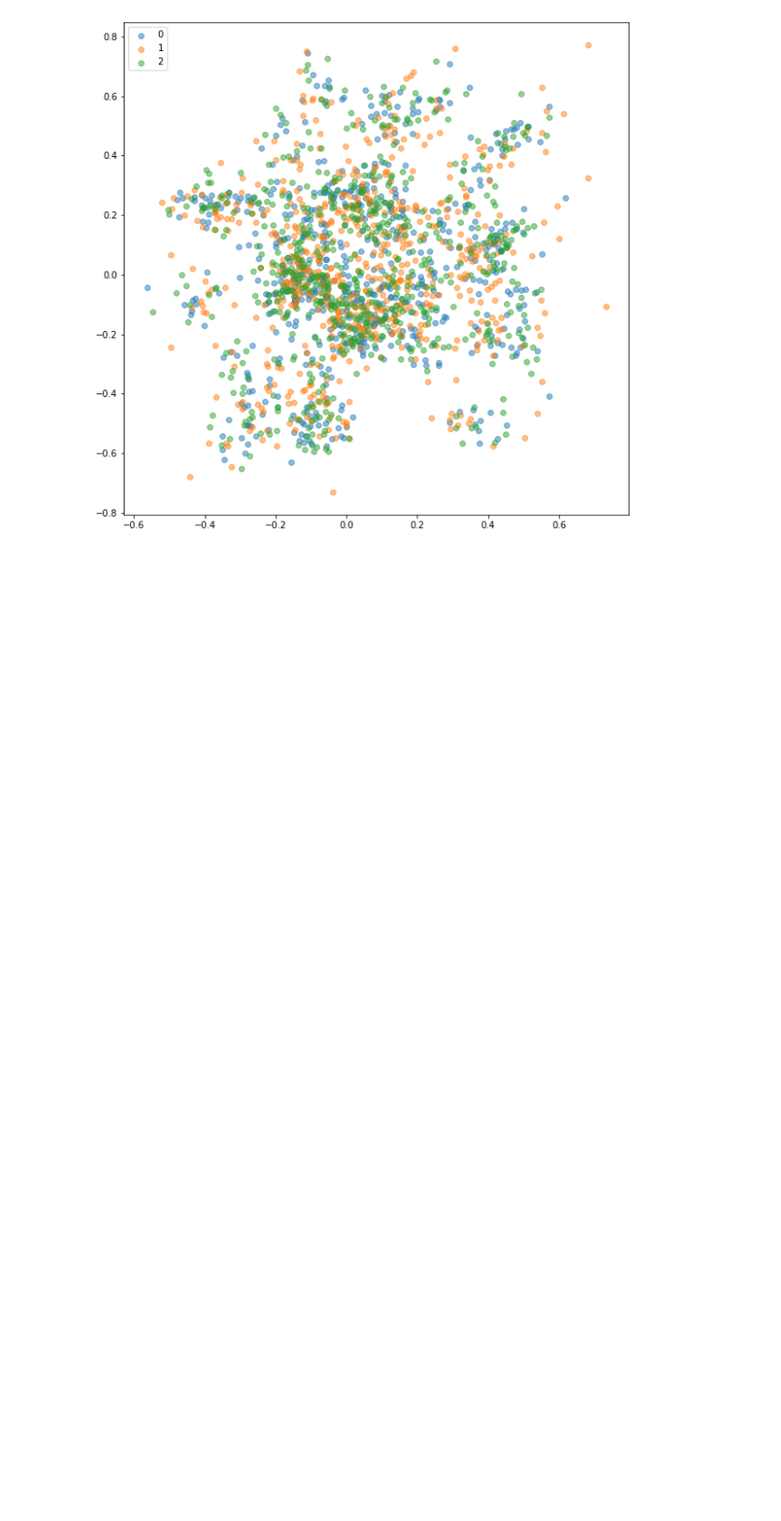
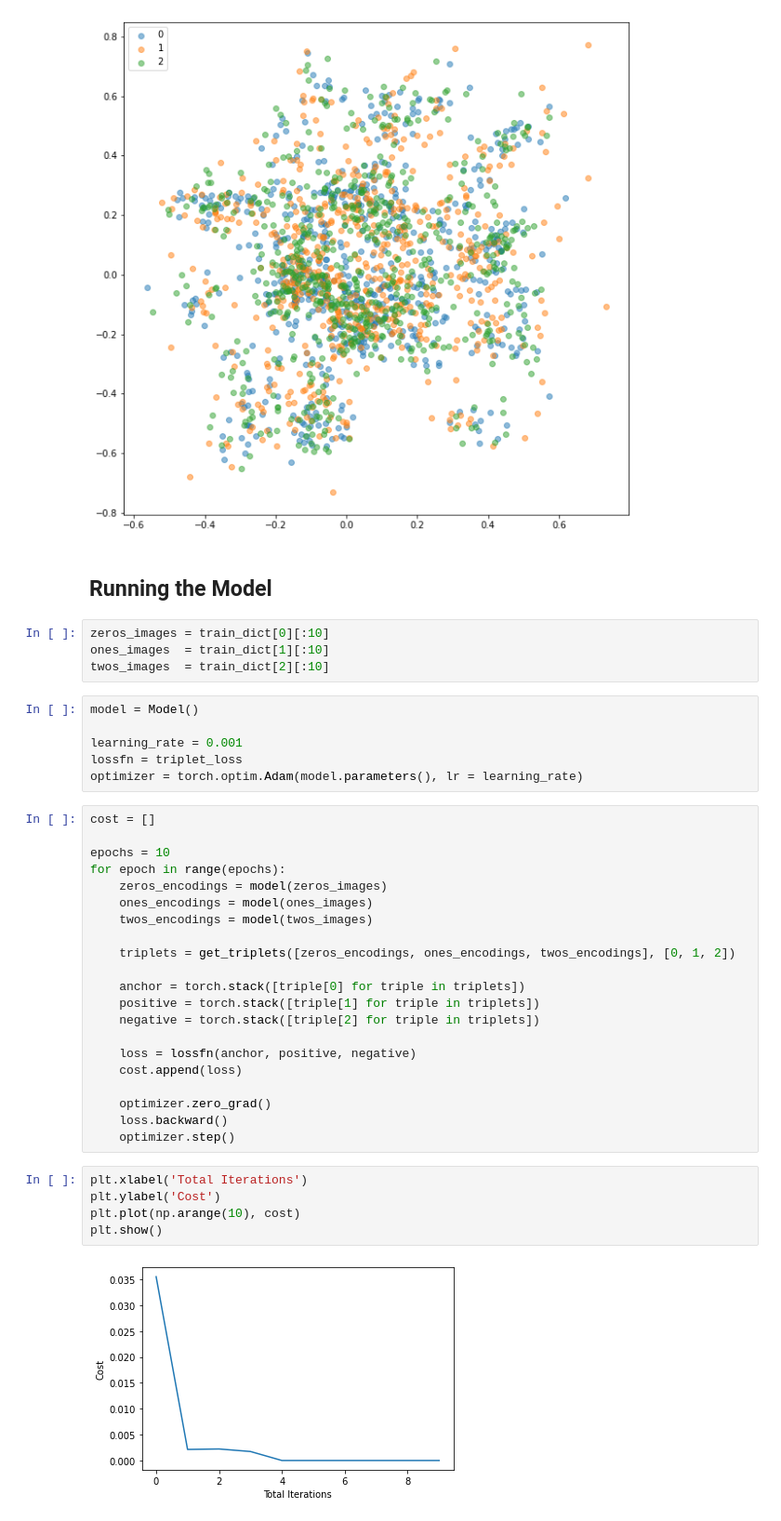
Before and after one commit to ABD-01/MNIST, a Jupyter notebook: Triplet Loss/TRIPLET_LOSS_Pytorch.ipynb, the cells around one changed output. Shown at 93% size. Drawn from its saved outputs; the diff is of its cells as text; blank space fills up the shorter version.

Commit message:
Tried running the Model

```diff
--- a/Triplet Loss/TRIPLET_LOSS_Pytorch.ipynb
+++ b/Triplet Loss/TRIPLET_LOSS_Pytorch.ipynb
@@ -262,3 +248,43 @@ len(triplets)
 plot_embeddings([encoding_dict[0], encoding_dict[1], encoding_dict[2]], [0,1,2])
 # %% [output]
 [figure]
+# %% [markdown]
+## Running the Model
+# %%
+zeros_images = train_dict[0][:10]
+ones_images  = train_dict[1][:10]
+twos_images  = train_dict[2][:10]
+# %%
+model = Model()
+
+learning_rate = 0.001
+lossfn = triplet_loss
+optimizer = torch.optim.Adam(model.parameters(), lr = learning_rate)
+# %%
+cost = []
+
+epochs = 10
+for epoch in range(epochs):
+    zeros_encodings = model(zeros_images)
+    ones_encodings = model(ones_images)
+    twos_encodings = model(twos_images)
+
+    triplets = get_triplets([zeros_encodings, ones_encodings, twos_encodings], [0, 1, 2])
+
+    anchor = torch.stack([triple[0] for triple in triplets])
+    positive = torch.stack([triple[1] for triple in triplets])
+    negative = torch.stack([triple[2] for triple in triplets])
+
+    loss = lossfn(anchor, positive, negative)
+    cost.append(loss)
+
+    optimizer.zero_grad()
+    loss.backward()
+    optimizer.step()
+# %%
+plt.xlabel('Total Iterations')
+plt.ylabel('Cost')
+plt.plot(np.arange(10), cost)
+plt.show()
+# %% [output]
+[figure, added]
```
Also changed, not shown: parts of 8 cells of this notebook.
